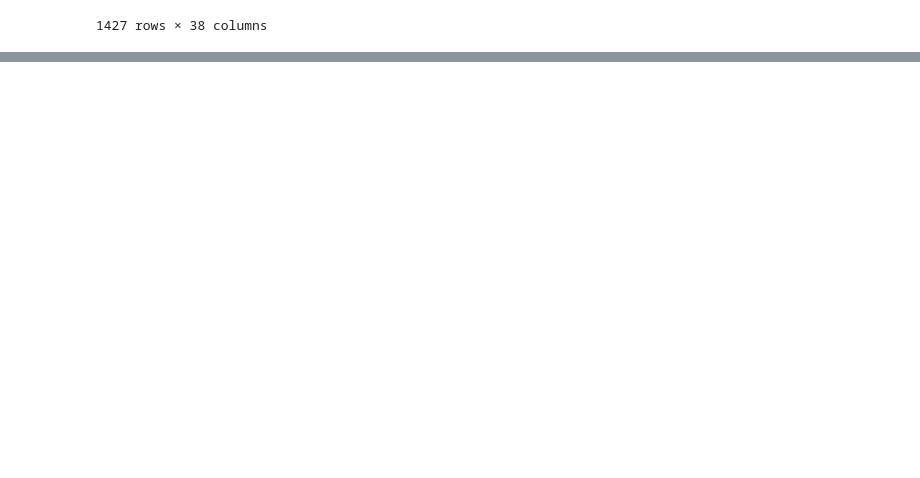
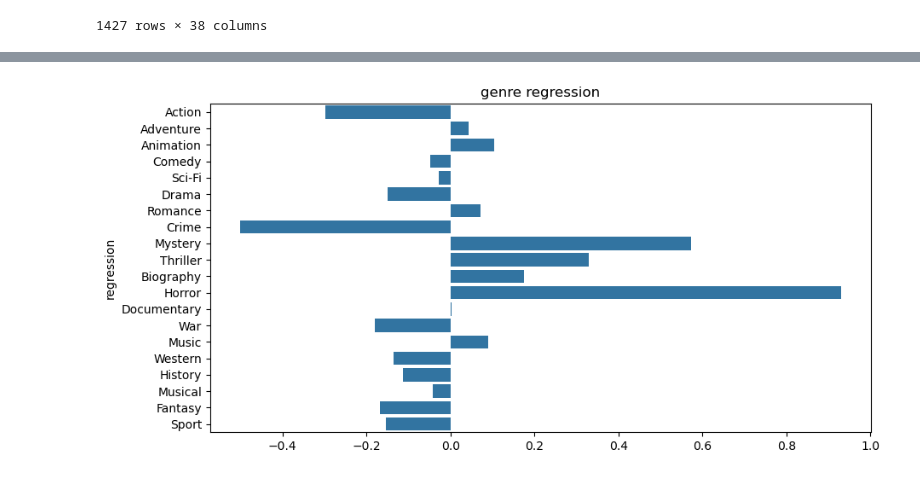
Before and after one commit to Keys2610/dsc-phase-2-project-v3, a Jupyter notebook: Noahworkspace.ipynb, the cells around one changed output, grey strips where cells are left out. Cells and saved outputs as stored; diff of their text form; code cells hidden in the pictures; blank space fills up the shorter version.

```diff
--- a/Noahworkspace.ipynb
+++ b/Noahworkspace.ipynb
@@ -54,0 +181,5 @@ merged_df
+# %%
+X_augmented = sm.add_constant(X)
+X_augmented
+results = sm.OLS(y, X_augmented).fit()
+print(results)
@@ -54,0 +188,8 @@ merged_df
+# %%
+X_standard = X.apply(lambda x: (x-x.mean())/ x.std())
+# %%
+X_standard_aug = sm.add_constant(X_standard)
+results_standardized = sm.OLS(y, X_standard_aug).fit()
+# %%
+weights = results_standardized.params
+weights
@@ -54,0 +214,8 @@ merged_df
+# %%
+plt.figure(figsize=(10,5))
+sns.barplot(y = weights[1::].index, x = weights[1::].values)
+plt.title("genre regression")
+plt.ylabel('regression')
+plt.show()
+# %% [output]
+[figure, added]
```
Also changed, not shown: parts of 15 cells of this notebook.
